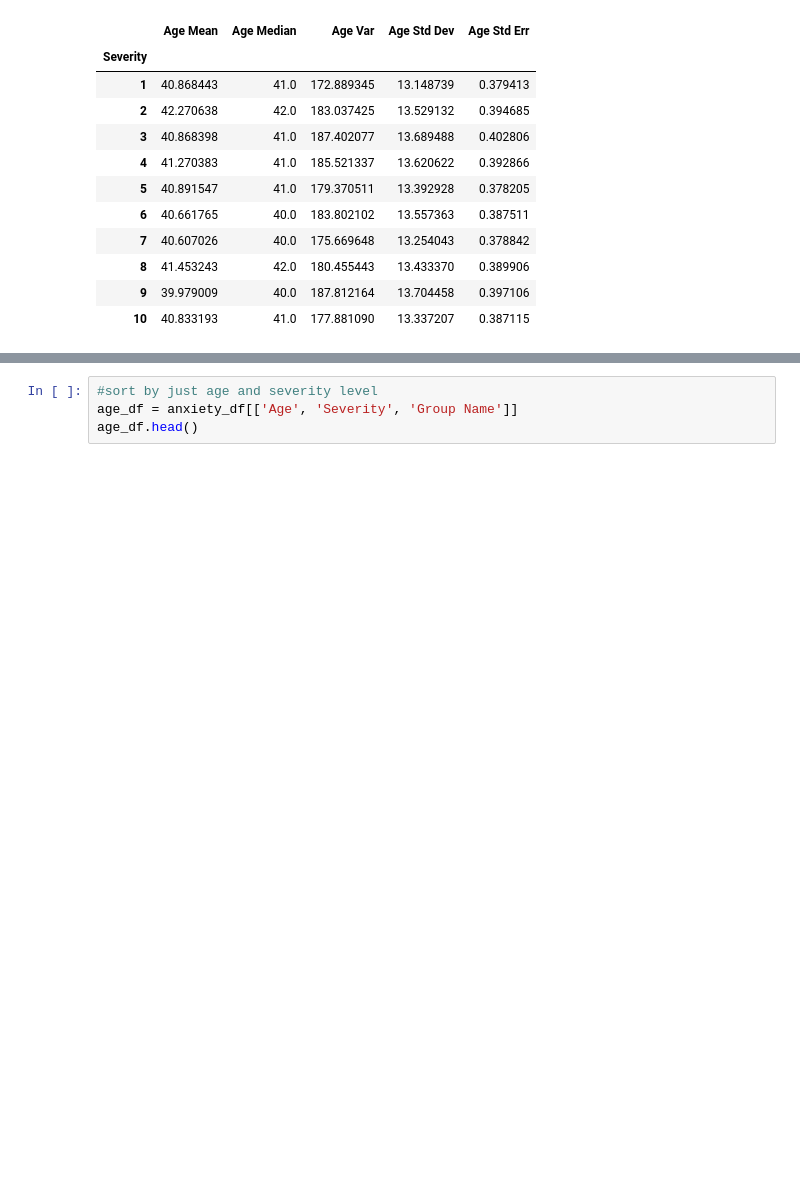
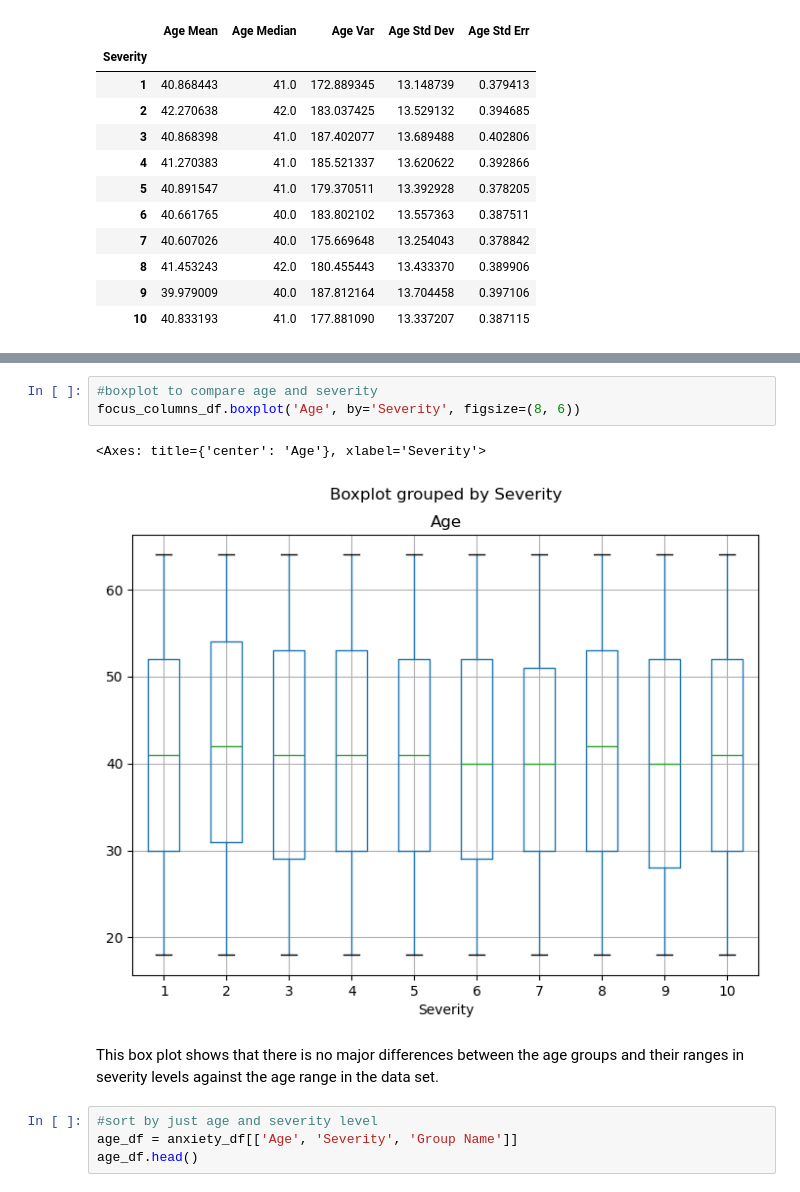
Before and after one commit to mopfun/2025-Project1-Group4, a Jupyter notebook: main.ipynb, the cells around one changed output, grey strips where cells are left out. Saved outputs shown, nothing was run; the diff lists cells and outputs as text; blank space fills up the shorter version.

```diff
--- a/main.ipynb
+++ b/main.ipynb
@@ -195,3 +227,11 @@ age_df
+# %%
+#boxplot to compare age and severity
+focus_columns_df.boxplot('Age', by='Severity', figsize=(8, 6))
+# %% [output]
+<Axes: title={'center': 'Age'}, xlabel='Severity'>
+[figure, added]
+# %% [markdown]
+This box plot shows that there is no major differences between the age groups and their ranges in severity levels against the age range in the data set.
 # %%
 #sort by just age and severity level
 age_df = anxiety_df[['Age', 'Severity', 'Group Name']]
```
Also changed, not shown: parts of 20 cells of this notebook, 3 other files.
